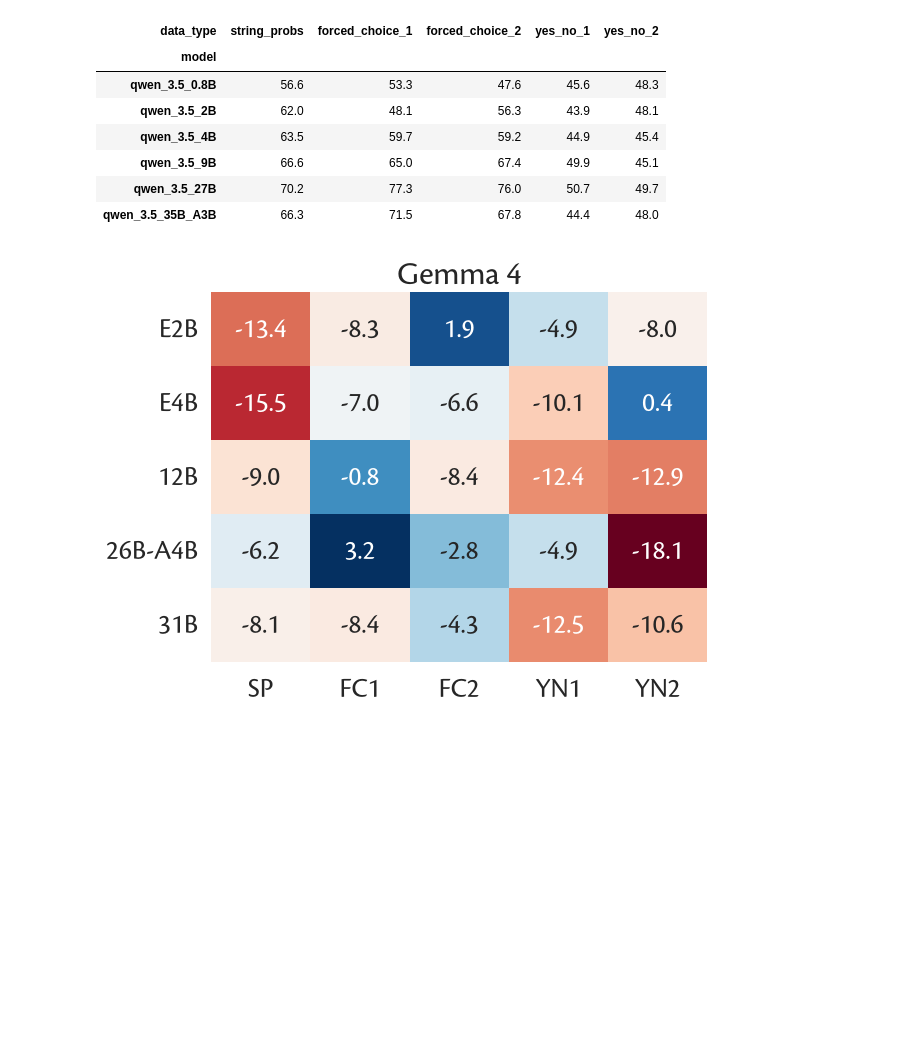
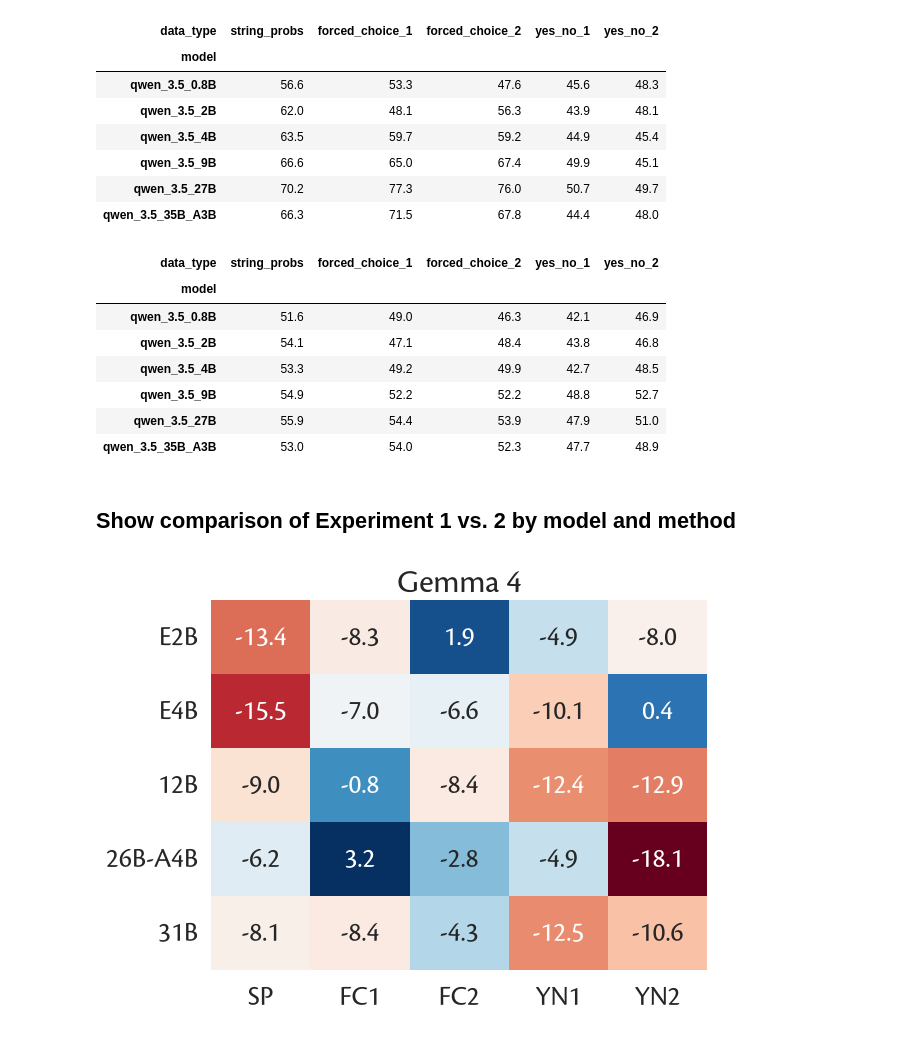
Before and after one commit to robpasternak/prompts-probs-focus, a Jupyter notebook: notebooks/experiment_02_data.ipynb, the cells around one changed output. Drawn from its saved outputs; the diff is of its cells as text; code cells hidden in the pictures; blank space fills up the shorter version.

```diff
--- a/notebooks/experiment_02_data.ipynb
+++ b/notebooks/experiment_02_data.ipynb
@@ -281,6 +311,19 @@ make_stats(data, 'Qwen3.5')
 | qwen_3.5_9B | 66.6 | 65.0 | 67.4 | 49.9 | 45.1 |
 | qwen_3.5_27B | 70.2 | 77.3 | 76.0 | 50.7 | 49.7 |
 | qwen_3.5_35B_A3B | 66.3 | 71.5 | 67.8 | 44.4 | 48.0 |
+# %%
+make_stats(data, 'Qwen3.5', 'Control')
+# %% [output]
+| data_type | string_probs | forced_choice_1 | forced_choice_2 | yes_no_1 | yes_no_2 |
+| model |  |  |  |  |  |
+| qwen_3.5_0.8B | 51.6 | 49.0 | 46.3 | 42.1 | 46.9 |
+| qwen_3.5_2B | 54.1 | 47.1 | 48.4 | 43.8 | 46.8 |
+| qwen_3.5_4B | 53.3 | 49.2 | 49.9 | 42.7 | 48.5 |
+| qwen_3.5_9B | 54.9 | 52.2 | 52.2 | 48.8 | 52.7 |
+| qwen_3.5_27B | 55.9 | 54.4 | 53.9 | 47.9 | 51.0 |
+| qwen_3.5_35B_A3B | 53.0 | 54.0 | 52.3 | 47.7 | 48.9 |
+# %% [markdown]
+## Show comparison of Experiment 1 vs. 2 by model and method
 # %%
 def map_model_to_model_size(model_str):
     for start_string in ['gemma_4_', 'qwen_3_', 'qwen_3.5_']:
```
Also changed, not shown: parts of 14 cells of this notebook, 37 other files.
